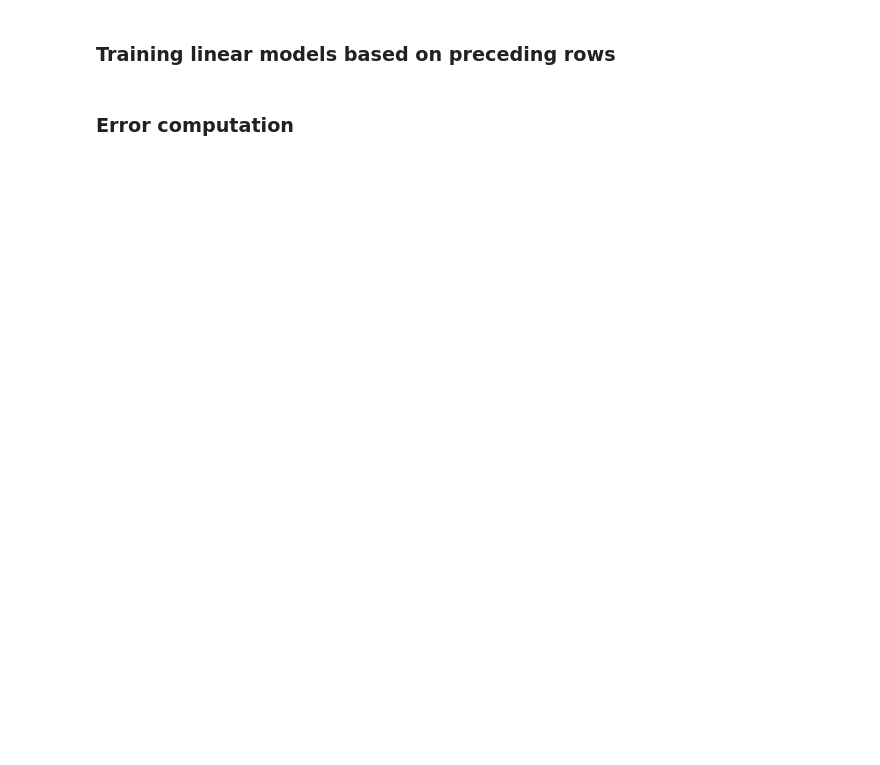
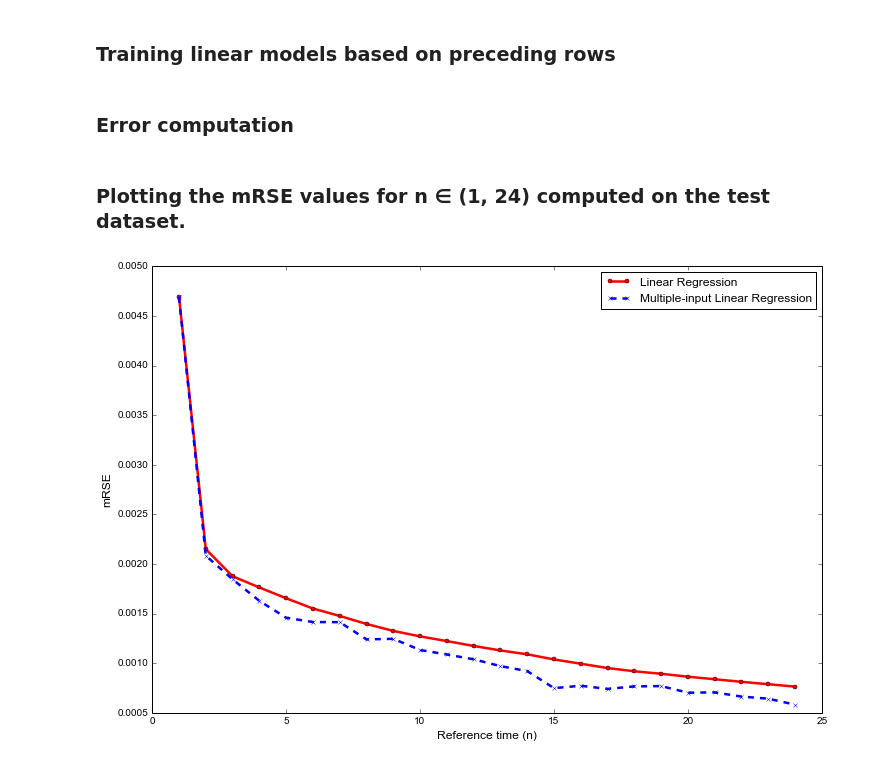
Before and after one commit to aleksandramozejko/tooploox_exercise, a Jupyter notebook: Tooploox solution.ipynb, the cells around one changed output. Saved outputs shown, nothing was run; the diff lists cells and outputs as text; code cells hidden in the pictures; blank space fills up the shorter version.

```diff
--- a/Tooploox solution.ipynb
+++ b/Tooploox solution.ipynb
@@ -103,3 +105,11 @@ for i in xrange(24):
+# %%
+def m_rse(y_pred, y_true):
+    return np.mean((y_pred / y_true -1) ** 2)
+
+linear_input_error = [0] * 24
+
+for i in xrange(24):
+    linear_input_error[i] = m_rse(list_of_models[i].predict(test[i + 1].reshape(-1, 1)), test[168])
 # %% [markdown]
 ### Training linear models based on preceding rows
 # %%
@@ -122,3 +128,16 @@ for i in xrange(24):
     multiple_input_error[i] = m_rse(list_of_models_multiple_inputs[i].predict
                                     (test[current_range].as_matrix().reshape(-1, i + 1)),
                                     test[168])
+# %% [markdown]
+ ### Plotting the mRSE values for n ∈ (1, 24) computed on the test dataset.
+# %%
+plt.plot(range(1, 25), linear_input_error, label='Linear Regression', linestyle='solid', color='red', marker='o', markersize=4.0, linewidth=2.5)
+plt.plot(range(1, 25), multiple_input_error, label='Multiple-input Linear Regression', linestyle='dashed', marker='x', markersize=4.0, color='blue', linewidth=2.5)
+plt.legend()
+plt.xlabel('Reference time (n)', fontsize=12)
+plt.ylabel('mRSE', fontsize=12)
+
+fig_size = plt.rcParams["figure.figsize"]
+plt.rcParams["figure.figsize"] = (18,12)
+# %% [output]
+[figure, added]
```
Also changed, not shown: parts of 2 cells of this notebook.
